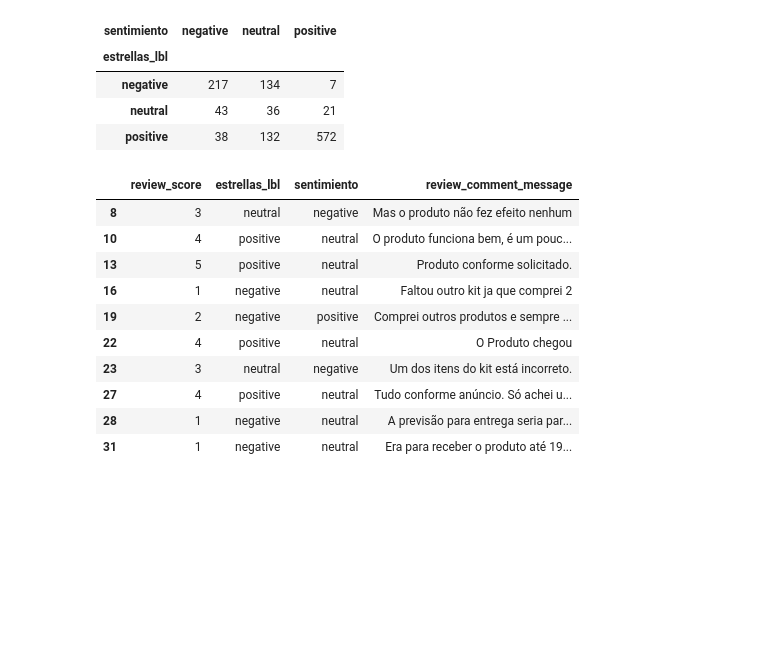
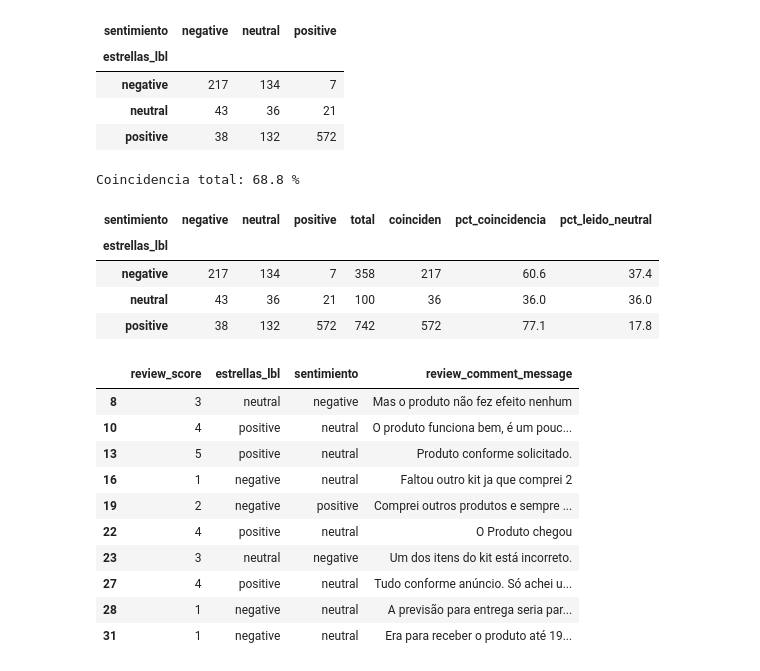
Before and after one commit to javierandino1765/olist, a Jupyter notebook: Proyecto_Final.ipynb, the cells around one changed output. Cells and saved outputs as stored; diff of their text form; code cells hidden in the pictures; blank space fills up the shorter version.

```diff
--- a/Proyecto_Final.ipynb
+++ b/Proyecto_Final.ipynb
@@ -682,6 +682,23 @@ Coincidencia sentimiento vs estrellas: 68.8 %
 | negative | 217 | 134 | 7 |
 | neutral | 43 | 36 | 21 |
 | positive | 38 | 132 | 572 |
+# %%
+# Coincidencia por grupo de estrellas: dónde acierta y dónde se confunde el modelo
+orden = ["negative", "neutral", "positive"]
+por_grupo = (tabla.reindex(index=orden, columns=orden, fill_value=0)
+                  .assign(total=lambda t: t.sum(axis=1)))
+por_grupo["coinciden"] = [por_grupo.loc[g, g] for g in orden]
+por_grupo["pct_coincidencia"] = (por_grupo["coinciden"] / por_grupo["total"] * 100).round(1)
+por_grupo["pct_leido_neutral"] = (por_grupo["neutral"] / por_grupo["total"] * 100).round(1)
+print("Coincidencia total:", round(por_grupo["coinciden"].sum() / por_grupo["total"].sum() * 100, 1), "%")
+por_grupo
+# %% [output]
+Coincidencia total: 68.8 %
+| sentimiento | negative | neutral | positive | total | coinciden | pct_coincidencia | pct_leido_neutral |
+| estrellas_lbl |  |  |  |  |  |  |  |
+| negative | 217 | 134 | 7 | 358 | 217 | 60.6 | 37.4 |
+| neutral | 43 | 36 | 21 | 100 | 36 | 36.0 | 36.0 |
+| positive | 38 | 132 | 572 | 742 | 572 | 77.1 | 17.8 |
 # %%
 # Al menos 5 desacuerdos
 desacuerdos = muestra[muestra["estrellas_lbl"] != muestra["sentimiento"]]
```
Also changed, not shown: parts of 2 cells of this notebook.
